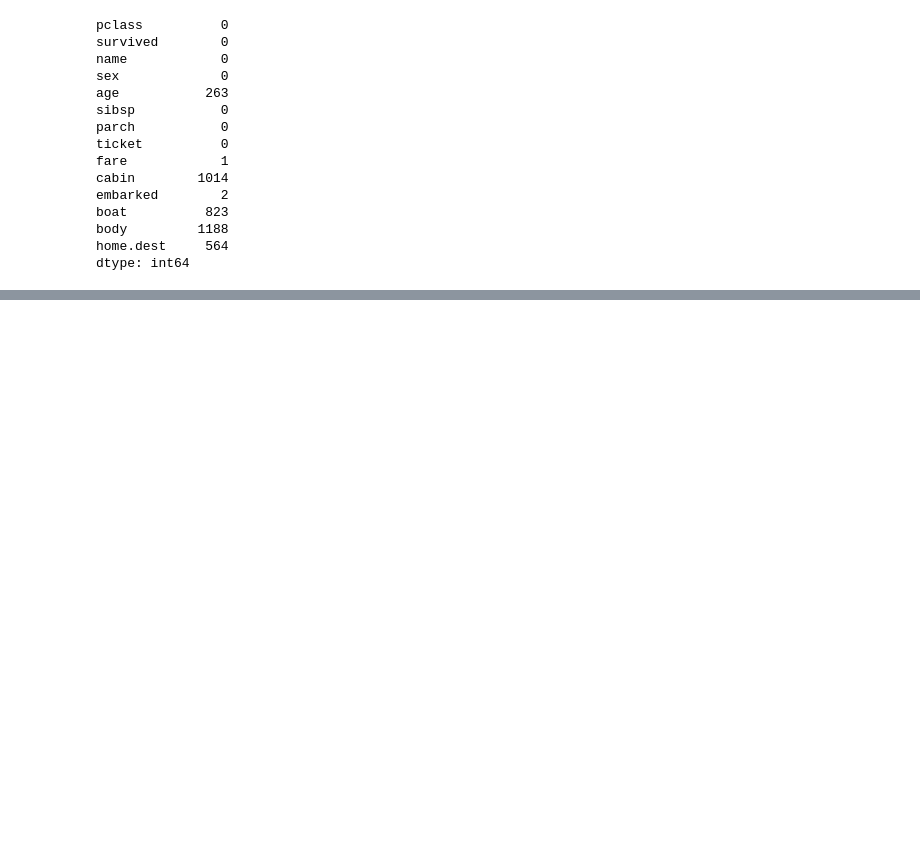
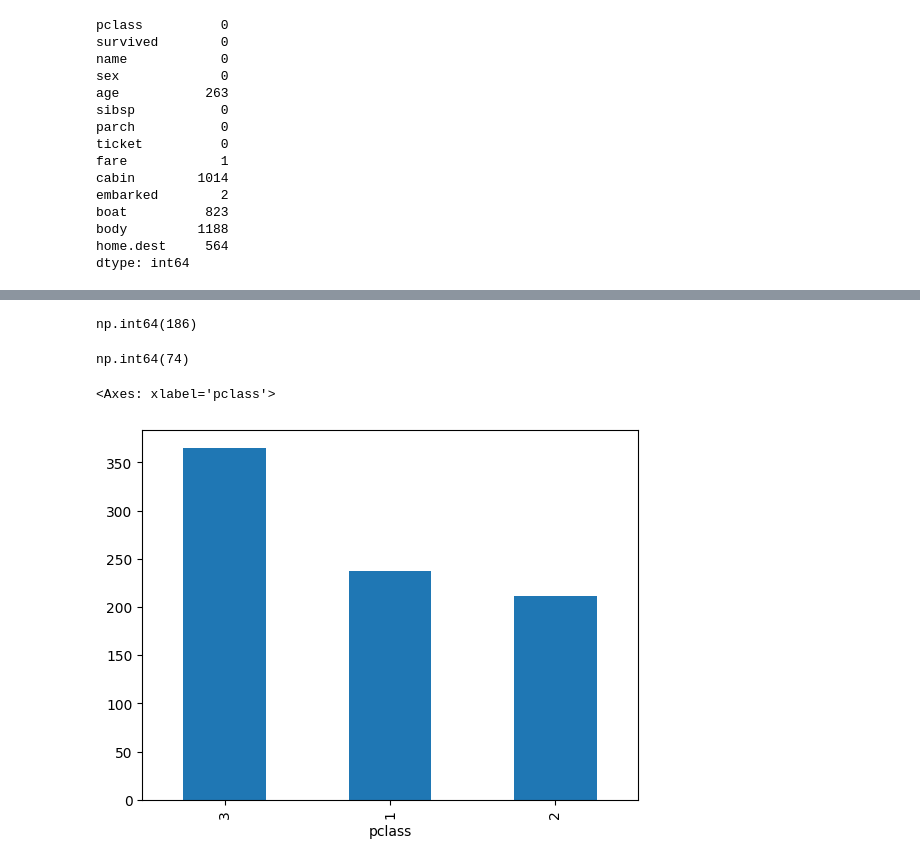
Before and after one commit to Shrujan2006/python-libraries, a Jupyter notebook: practise.ipynb, the cells around one changed output, grey strips where cells are left out. Drawn from its saved outputs; the diff is of its cells as text; code cells hidden in the pictures; blank space fills up the shorter version.

```diff
--- a/practise.ipynb
+++ b/practise.ipynb
@@ -90,0 +221,5 @@ Name: cabin, Length: 1309, dtype: str
+# %%
+df[["p1","p2"]]=df["name"].str.split(",",n=1,expand=True)
+# %%
+df["p1"]=df["p1"].str.strip()
+df["p2"]=df["p2"].str.strip()
@@ -90,0 +231,2 @@ Name: cabin, Length: 1309, dtype: str
+# %%
+df=df.drop(columns='name')
@@ -90,0 +242,15 @@ Name: cabin, Length: 1309, dtype: str
+# %%
+df["p1"].duplicated().sum()
+# %% [output]
+np.int64(186)
+# %%
+df["p2"].duplicated().sum()
+# %% [output]
+np.int64(74)
+# %%
+d1 = df["pclass"].value_counts()
+# %%
+d1.plot(kind="bar")
+# %% [output]
+<Axes: xlabel='pclass'>
+[figure, added]
```
Also changed, not shown: parts of 32 cells of this notebook.
